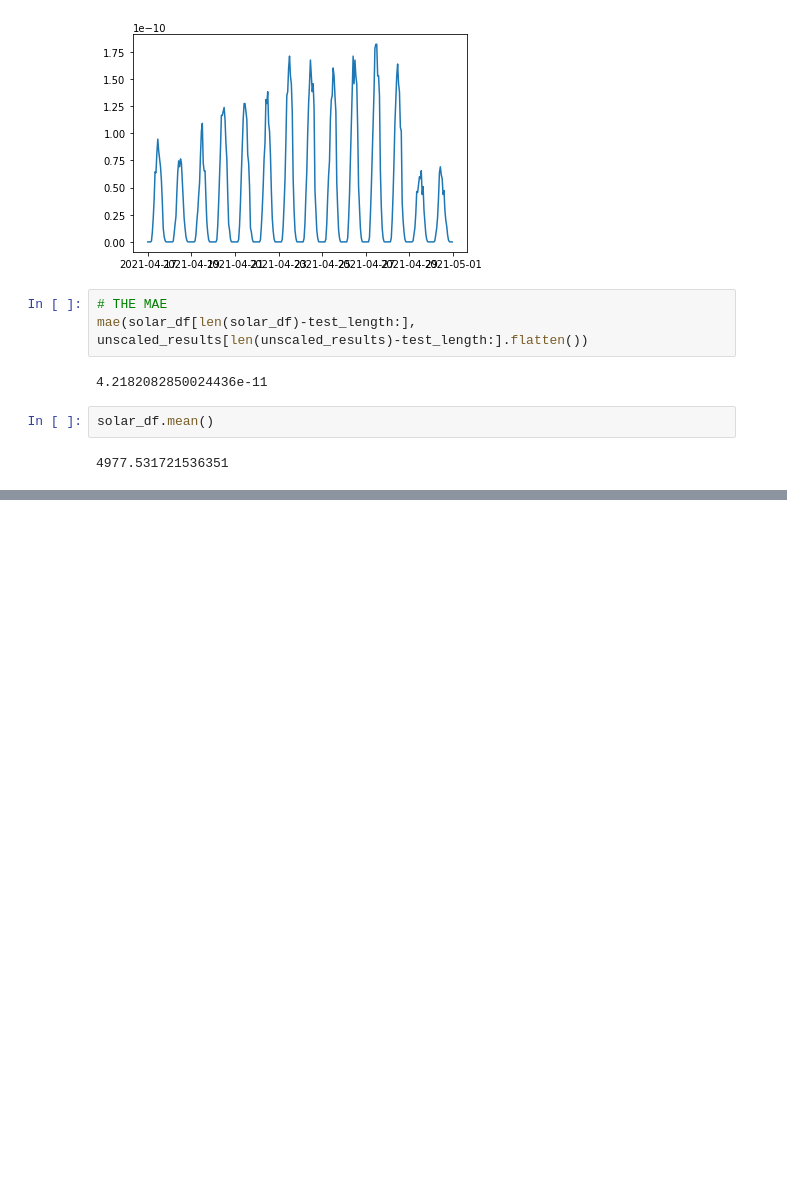
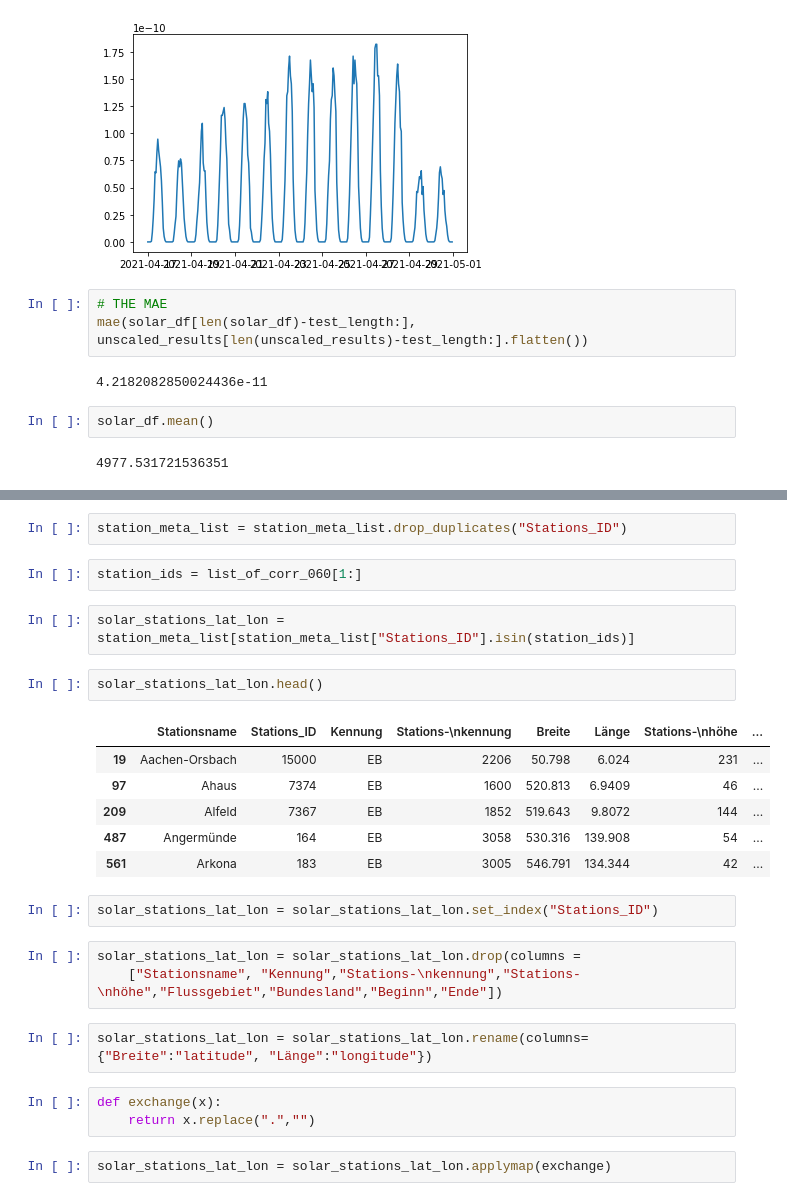
Before and after one commit to HaukeFock/predict_energy_generation, a Jupyter notebook: notebooks/hauke_fock_Model_17_solar_prediction.ipynb, the cells around one changed output, grey strips where cells are left out. Drawn from its saved outputs; the diff is of its cells as text; blank space fills up the shorter version.

```diff
--- a/notebooks/hauke_fock_Model_17_solar_prediction.ipynb
+++ b/notebooks/hauke_fock_Model_17_solar_prediction.ipynb
@@ -495,0 +507,27 @@ solar_df.mean()
+# %%
+station_meta_list = station_meta_list.drop_duplicates("Stations_ID")
+# %%
+station_ids = list_of_corr_060[1:]
+# %%
+solar_stations_lat_lon = station_meta_list[station_meta_list["Stations_ID"].isin(station_ids)]
+# %%
+solar_stations_lat_lon.head()
+# %% [output]
+|  | Stationsname | Stations_ID | Kennung | Stations-\nkennung | Breite | Länge | Stations-\nhöhe | ... |
+| 19 | Aachen-Orsbach | 15000 | EB | 2206 | 50.798 | 6.024 | 231 | ... |
+| 97 | Ahaus | 7374 | EB | 1600 | 520.813 | 6.9409 | 46 | ... |
+| 209 | Alfeld | 7367 | EB | 1852 | 519.643 | 9.8072 | 144 | ... |
+| 487 | Angermünde | 164 | EB | 3058 | 530.316 | 139.908 | 54 | ... |
+| 561 | Arkona | 183 | EB | 3005 | 546.791 | 134.344 | 42 | ... |
+# %%
+solar_stations_lat_lon = solar_stations_lat_lon.set_index("Stations_ID")
+# %%
+solar_stations_lat_lon = solar_stations_lat_lon.drop(columns =
+    ["Stationsname", "Kennung","Stations-\nkennung","Stations-\nhöhe","Flussgebiet","Bundesland","Beginn","Ende"])
+# %%
+solar_stations_lat_lon = solar_stations_lat_lon.rename(columns={"Breite":"latitude", "Länge":"longitude"})
+# %%
+def exchange(x):
+    return x.replace(".","")
+# %%
+solar_stations_lat_lon = solar_stations_lat_lon.applymap(exchange)
```
Also changed, not shown: parts of 9 cells of this notebook, 1 other file.
